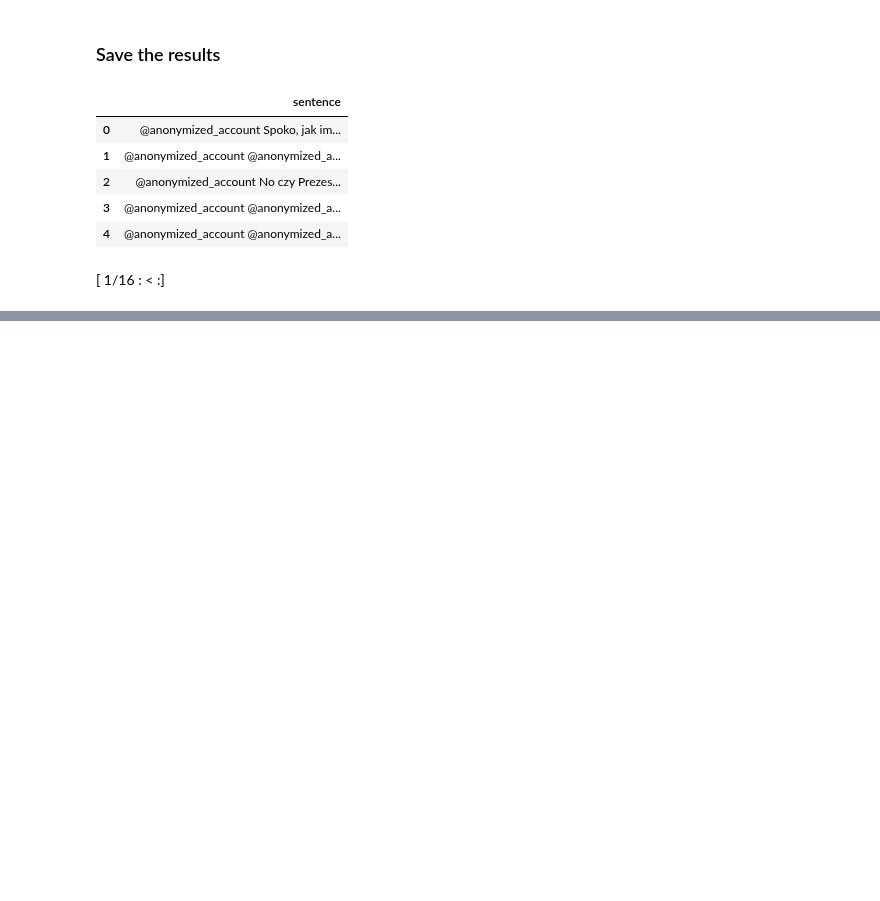
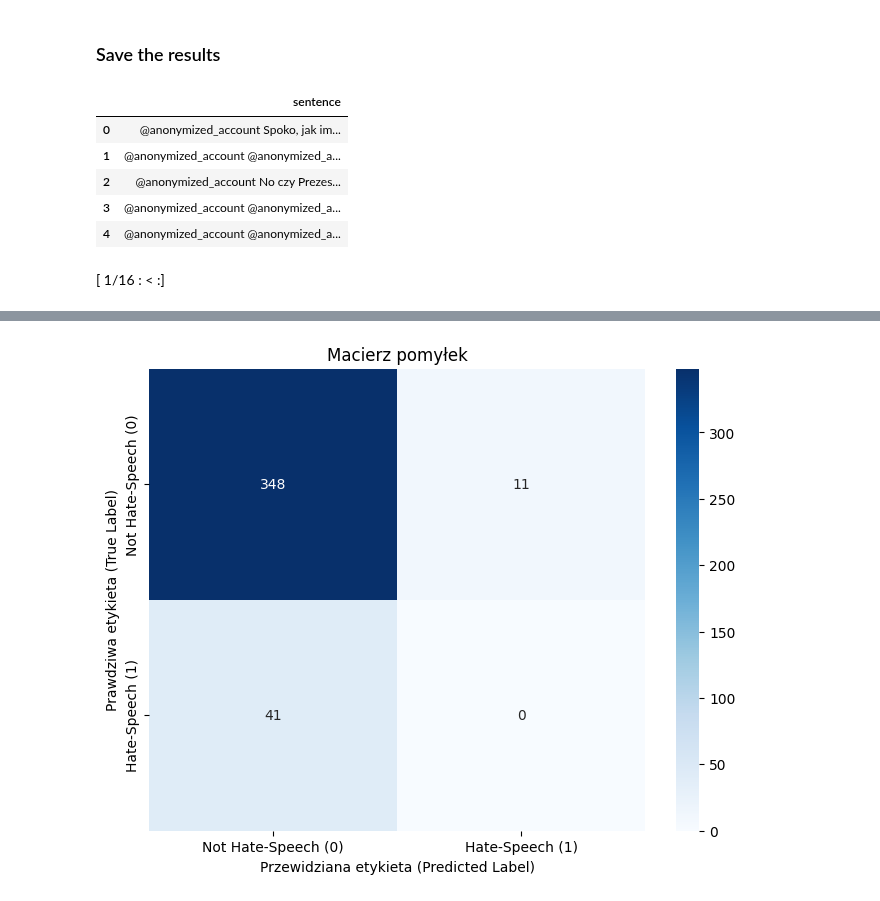
Before and after one commit to gamemeine/ssne, a Jupyter notebook: ex7/main.ipynb, the cells around one changed output, grey strips where cells are left out. Saved outputs shown, nothing was run; the diff lists cells and outputs as text; code cells hidden in the pictures; blank space fills up the shorter version.

```diff
--- a/ex7/main.ipynb
+++ b/ex7/main.ipynb
@@ -658,0 +664,5 @@ output_df.to_csv(output_dir, index=False, header=False)
+# %%
+MODEL_NAME = "microsoft/phi-1_5"
+LORA_MODEL_OUTPUT_DIR = "./hate-speech-lora-model"
+TRAIN_FILE = "data/hate_train.csv"
+TEST_FILE = "data/hate_test_data.txt"
@@ -658,0 +821,7 @@ output_df.to_csv(output_dir, index=False, header=False)
+# %%
+print("\nRozpoczynanie treningu...")
+trainer.train()
+
+best_model_path = LORA_MODEL_OUTPUT_DIR+ "/best"
+trainer.save_model(best_model_path)
+print(f"Najlepszy model (adaptery LoRA) zapisany w: {best_model_path}")
@@ -658,0 +849,77 @@ output_df.to_csv(output_dir, index=False, header=False)
+# %%
+PROMPT_TEMPLATE_INFERENCE = (
+    "Przeanalizuj poniższy tekst i określ, czy jest to mowa nienawiści. "
+    "Odpowiedz '1' dla mowy nienawiści lub '0' w przeciwnym razie. "
+    "Tekst: {text}\n"
+    "Odpowiedź: "
+)
+
+
+base_model_for_inference = AutoModelForCausalLM.from_pretrained(
+    MODEL_NAME,
+    quantization_config=bnb_config,
+    trust_remote_code=True,
+    device_map="auto"
+)
+
+inference_model = PeftModel.from_pretrained(base_model_for_inference, best_model_path)
+print(f"Załadowano model z adapterami z: {best_model_path}")
+
+inference_model.eval()
+
+y_true = []
+y_pred = []
+
+
+for sample in tqdm(raw_datasets['validation'], desc="Ewaluacja na zbiorze walidacyjnym"):
+    text = sample['sentence']
+    true_label = sample['label']
+
+    y_true.append(true_label)
+
+    prompt = PROMPT_TEMPLATE_INFERENCE.format(
+        text=text
+    )
+    inputs = tokenizer(prompt, return_tensors="pt").to("cuda")
+
+    with torch.no_grad():
+        generate_ids = inference_model.generate(
+            **inputs,
+            max_new_tokens=3,
+            pad_token_id=tokenizer.eos_token_id
+        )
+
+    output_text = tokenizer.decode(generate_ids[0][inputs['input_ids'].shape[1]:], skip_special_tokens=True).strip()
+
+    if output_text in ['0', '1']:
+        prediction = int(output_text)
+    else:
+        prediction = 1 - true_label
+
+    y_pred.append(prediction)
+
+print("\n--- Wyniki ewaluacji na zbiorze walidacyjnym ---")
+
+accuracy = accuracy_score(y_true, y_pred)
+print(f"Dokładność (Accuracy): {accuracy:.4f}")
+
+print("\nRaport klasyfikacji:")
+print(classification_report(y_true, y_pred, target_names=['Not Hate-Speech (0)', 'Hate-Speech (1)']))
+
+print("\nMacierz pomyłek:")
+cm = confusion_matrix(y_true, y_pred)
+
+plt.figure(figsize=(8, 6))
+sns.heatmap(
+    cm,
+    annot=True,
+    fmt='d',
+    cmap='Blues',
+    xticklabels=['Not Hate-Speech (0)', 'Hate-Speech (1)'],
+    yticklabels=['Not Hate-Speech (0)', 'Hate-Speech (1)']
+)
+plt.ylabel('Prawdziwa etykieta (True Label)')
+plt.xlabel('Przewidziana etykieta (Predicted Label)')
+plt.title('Macierz pomyłek')
+plt.show()
+# %% [output]
@@ -658,0 +942 @@ output_df.to_csv(output_dir, index=False, header=False)
+[figure, added]
```
Also changed, not shown: parts of 17 cells of this notebook.
